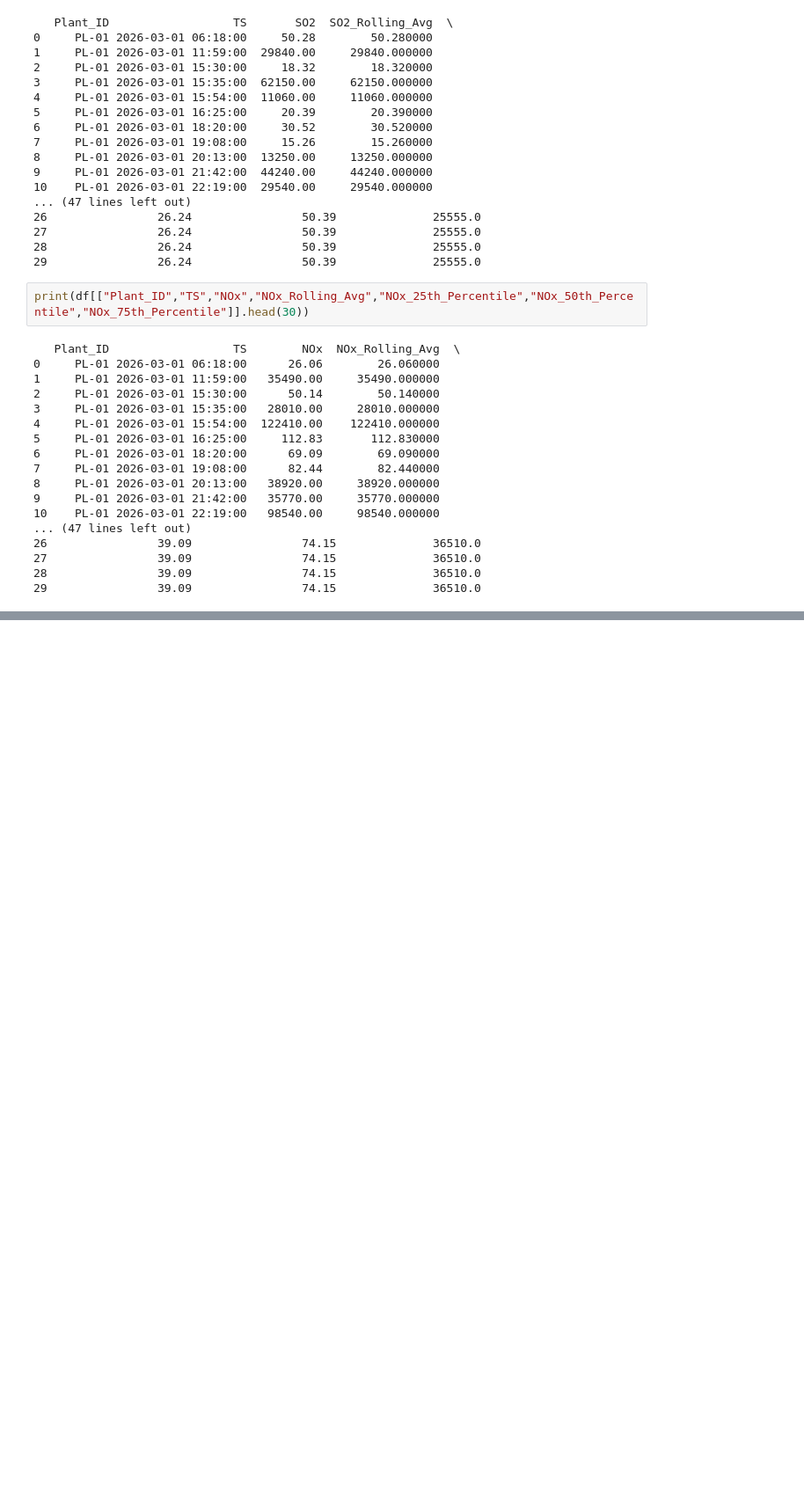
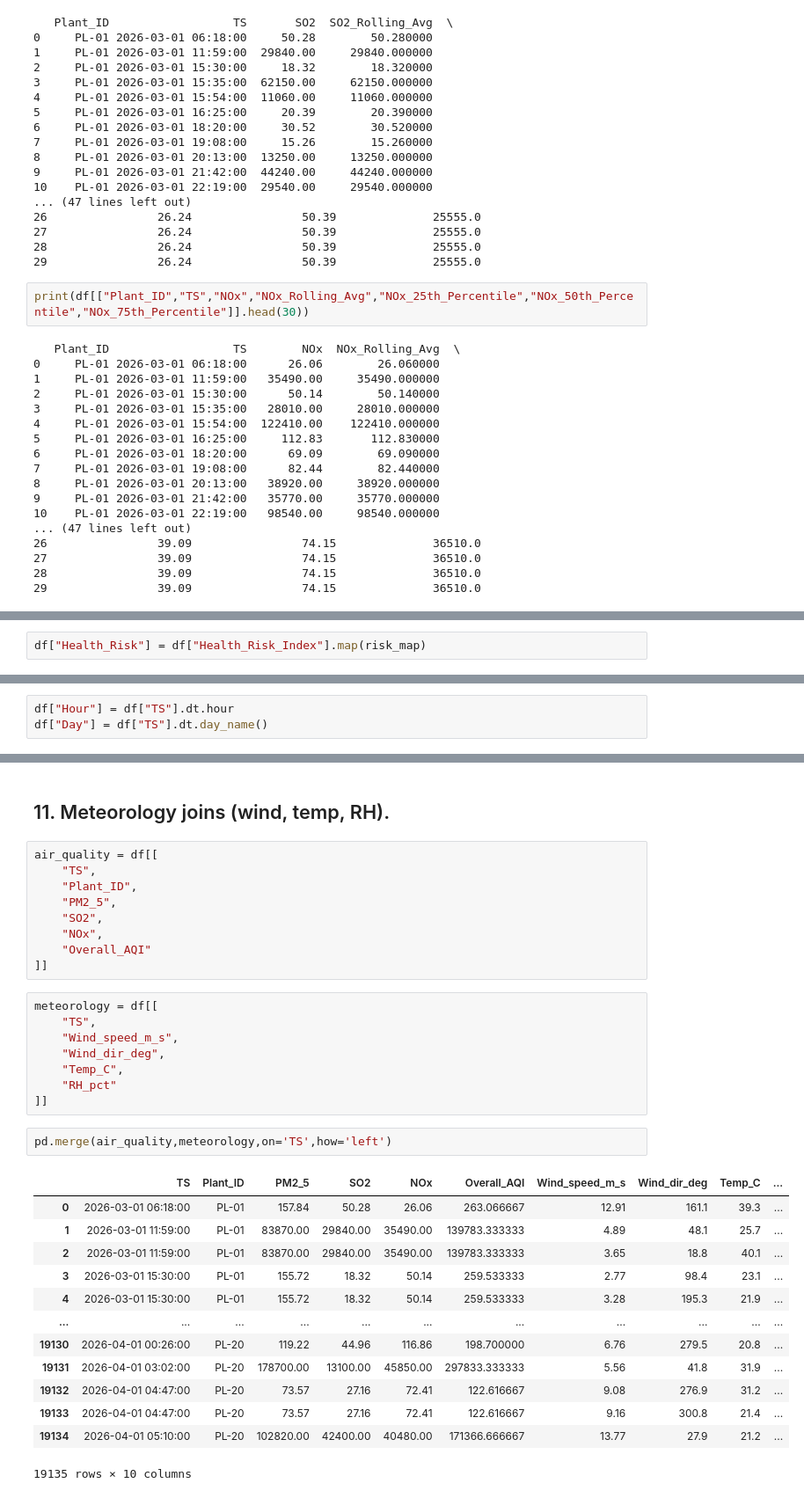
Before and after one commit to Sudipta3101/Pollution-Controls-Data-Cleaning-Transformation-, a Jupyter notebook: transformation.ipynb, the cells around one changed output, grey strips where cells are left out. Shown at 88% size. Saved outputs shown, nothing was run; the diff lists cells and outputs as text; blank space fills up the shorter version.

```diff
--- a/transformation.ipynb
+++ b/transformation.ipynb
@@ -315,0 +491,2 @@ print(df[["Plant_ID","TS","NOx","NOx_Rolling_Avg","NOx_25th_Percentile","NOx_50t
+# %%
+df["Health_Risk"] = df["Health_Risk_Index"].map(risk_map)
@@ -315,0 +521,3 @@ print(df[["Plant_ID","TS","NOx","NOx_Rolling_Avg","NOx_25th_Percentile","NOx_50t
+# %%
+df["Hour"] = df["TS"].dt.hour
+df["Day"] = df["TS"].dt.day_name()
@@ -315,0 +547,35 @@ print(df[["Plant_ID","TS","NOx","NOx_Rolling_Avg","NOx_25th_Percentile","NOx_50t
+# %% [markdown]
+## 11. Meteorology joins (wind, temp, RH).
+# %%
+air_quality = df[[
+    "TS",
+    "Plant_ID",
+    "PM2_5",
+    "SO2",
+    "NOx",
+    "Overall_AQI"
+]]
+# %%
+meteorology = df[[
+    "TS",
+    "Wind_speed_m_s",
+    "Wind_dir_deg",
+    "Temp_C",
+    "RH_pct"
+]]
+# %%
+pd.merge(air_quality,meteorology,on='TS',how='left')
+# %% [output]
+|  | TS | Plant_ID | PM2_5 | SO2 | NOx | Overall_AQI | Wind_speed_m_s | Wind_dir_deg | Temp_C | ... |
+| 0 | 2026-03-01 06:18:00 | PL-01 | 157.84 | 50.28 | 26.06 | 263.066667 | 12.91 | 161.1 | 39.3 | ... |
+| 1 | 2026-03-01 11:59:00 | PL-01 | 83870.00 | 29840.00 | 35490.00 | 139783.333333 | 4.89 | 48.1 | 25.7 | ... |
+| 2 | 2026-03-01 11:59:00 | PL-01 | 83870.00 | 29840.00 | 35490.00 | 139783.333333 | 3.65 | 18.8 | 40.1 | ... |
+| 3 | 2026-03-01 15:30:00 | PL-01 | 155.72 | 18.32 | 50.14 | 259.533333 | 2.77 | 98.4 | 23.1 | ... |
+| 4 | 2026-03-01 15:30:00 | PL-01 | 155.72 | 18.32 | 50.14 | 259.533333 | 3.28 | 195.3 | 21.9 | ... |
+| ... | ... | ... | ... | ... | ... | ... | ... | ... | ... | ... |
+| 19130 | 2026-04-01 00:26:00 | PL-20 | 119.22 | 44.96 | 116.86 | 198.700000 | 6.76 | 279.5 | 20.8 | ... |
+| 19131 | 2026-04-01 03:02:00 | PL-20 | 178700.00 | 13100.00 | 45850.00 | 297833.333333 | 5.56 | 41.8 | 31.9 | ... |
+| 19132 | 2026-04-01 04:47:00 | PL-20 | 73.57 | 27.16 | 72.41 | 122.616667 | 9.08 | 276.9 | 31.2 | ... |
+| 19133 | 2026-04-01 04:47:00 | PL-20 | 73.57 | 27.16 | 72.41 | 122.616667 | 9.16 | 300.8 | 21.4 | ... |
+| 19134 | 2026-04-01 05:10:00 | PL-20 | 102820.00 | 42400.00 | 40480.00 | 171366.666667 | 13.77 | 27.9 | 21.2 | ... |
+19135 rows × 10 columns
```
Also changed, not shown: parts of 50 cells of this notebook.
